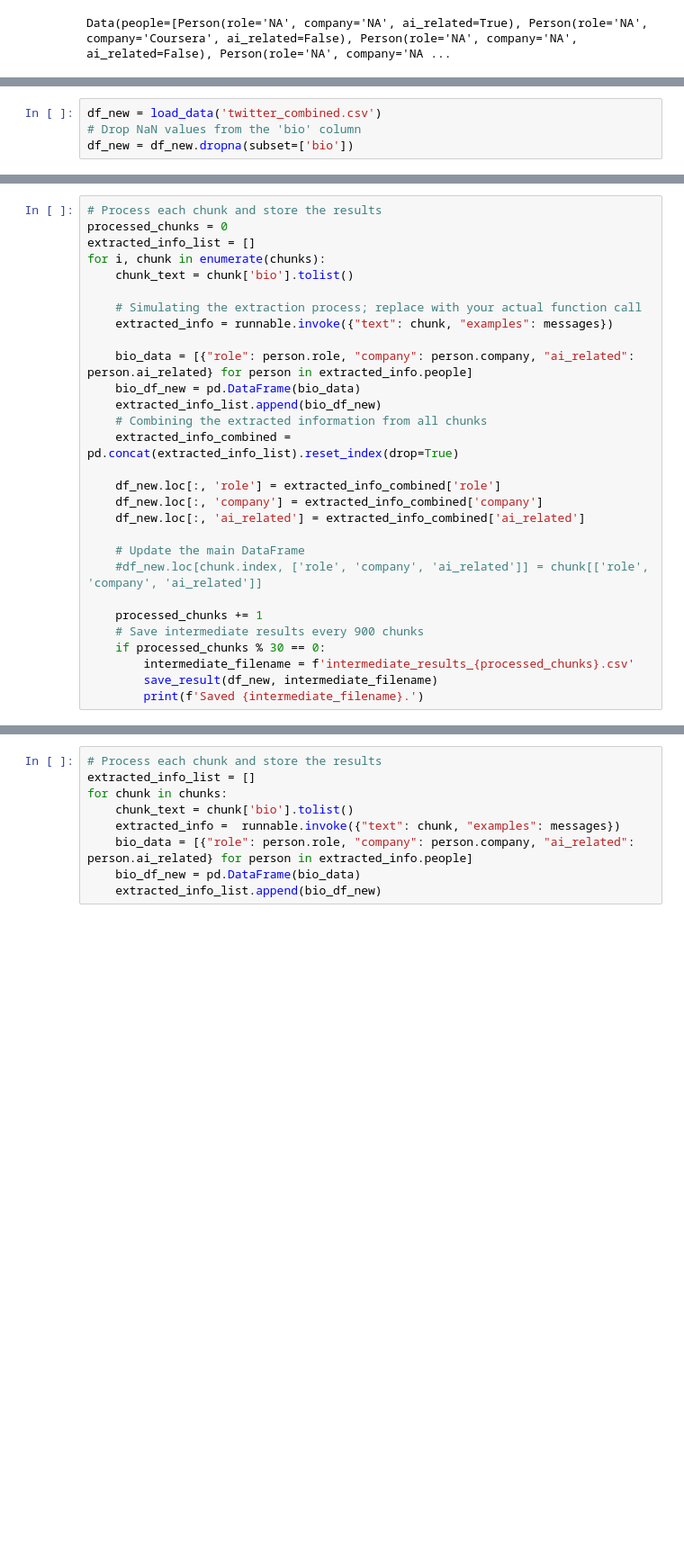
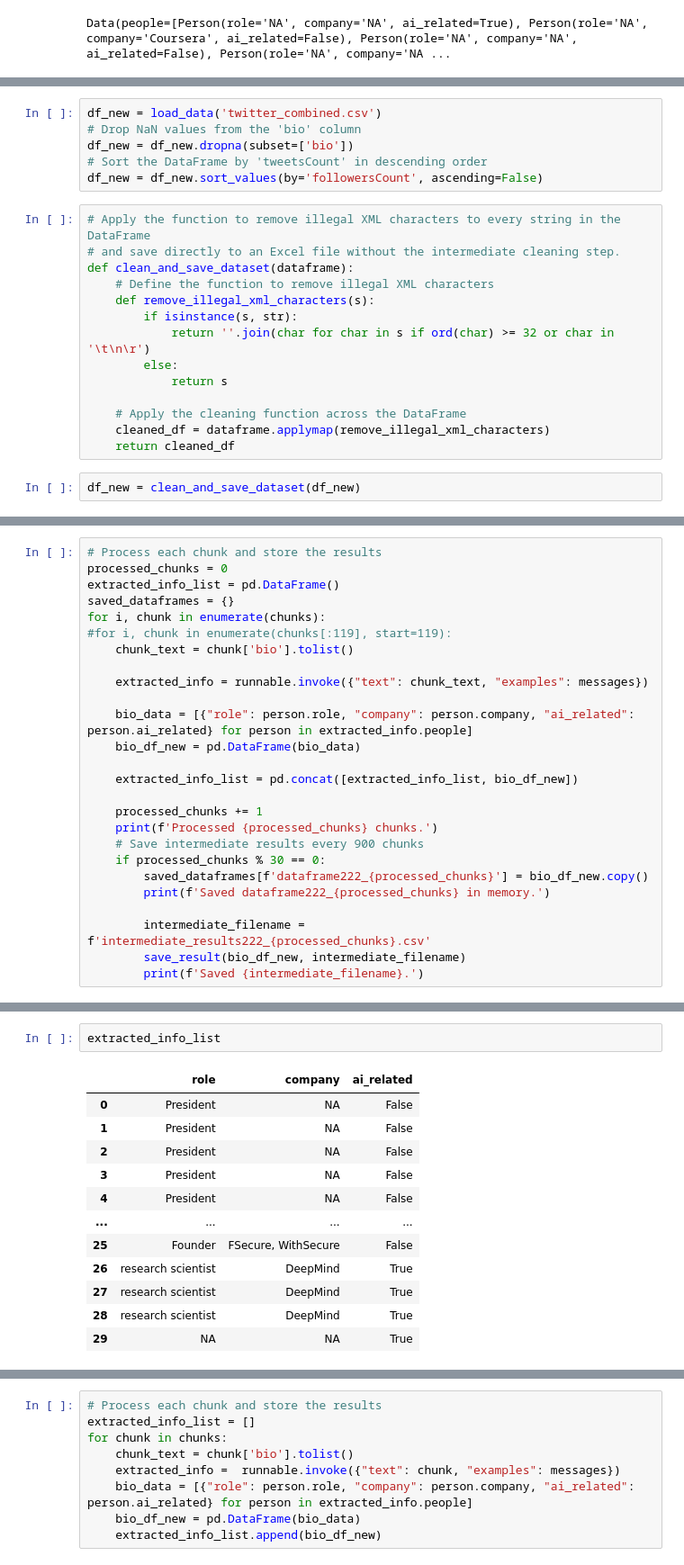
Before and after one commit to TeachFakerPlayingMid/Langchain_GPT4_VC_Data_Extraction, a Jupyter notebook: src/langchian_GPT_extraction.ipynb, the cells around one changed output, grey strips where cells are left out. Shown at 90% size. Drawn from its saved outputs; the diff is of its cells as text; blank space fills up the shorter version.

Commit message:
editing
OutputParserException: Function Data arguments:
can't output more than 60 chunks

```diff
--- a/src/langchian_GPT_extraction.ipynb
+++ b/src/langchian_GPT_extraction.ipynb
@@ -288,3 +288,21 @@ bio_df.head(40)
 df_new = load_data('twitter_combined.csv')
 # Drop NaN values from the 'bio' column
 df_new = df_new.dropna(subset=['bio'])
+# Sort the DataFrame by 'tweetsCount' in descending order
+df_new = df_new.sort_values(by='followersCount', ascending=False)
+# %%
+# Apply the function to remove illegal XML characters to every string in the DataFrame
+# and save directly to an Excel file without the intermediate cleaning step.
+def clean_and_save_dataset(dataframe):
+    # Define the function to remove illegal XML characters
+    def remove_illegal_xml_characters(s):
+        if isinstance(s, str):
+            return ''.join(char for char in s if ord(char) >= 32 or char in '\t\n\r')
+        else:
+            return s
+
+    # Apply the cleaning function across the DataFrame
+    cleaned_df = dataframe.applymap(remove_illegal_xml_characters)
+    return cleaned_df
+# %%
+df_new = clean_and_save_dataset(df_new)
@@ -294,29 +354,26 @@ chunks = [df_new.iloc[i:i + chunk_size] for i in range(0, df_new.shape[0], chunk
 # %%
 # Process each chunk and store the results
 processed_chunks = 0
-extracted_info_list = []
+extracted_info_list = pd.DataFrame()
+saved_dataframes = {}
 for i, chunk in enumerate(chunks):
+#for i, chunk in enumerate(chunks[:119], start=119):
     chunk_text = chunk['bio'].tolist()
 
-    # Simulating the extraction process; replace with your actual function call
-    extracted_info = runnable.invoke({"text": chunk, "examples": messages})
+    extracted_info = runnable.invoke({"text": chunk_text, "examples": messages})
 
     bio_data = [{"role": person.role, "company": person.company, "ai_related": person.ai_related} for person in extracted_info.people]
     bio_df_new = pd.DataFrame(bio_data)
-    extracted_info_list.append(bio_df_new)
-    # Combining the extracted information from all chunks
-    extracted_info_combined = pd.concat(extracted_info_list).reset_index(drop=True)
 
-    df_new.loc[:, 'role'] = extracted_info_combined['role']
-    df_new.loc[:, 'company'] = extracted_info_combined['company']
-    df_new.loc[:, 'ai_related'] = extracted_info_combined['ai_related']
-
-    # Update the main DataFrame
-    #df_new.loc[chunk.index, ['role', 'company', 'ai_related']] = chunk[['role', 'company', 'ai_related']]
+    extracted_info_list = pd.concat([extracted_info_list, bio_df_new])
 
     processed_chunks += 1
+    print(f'Processed {processed_chunks} chunks.')
     # Save intermediate results every 900 chunks
     if processed_chunks % 30 == 0:
-        intermediate_filename = f'intermediate_results_{processed_chunks}.csv'
-        save_result(df_new, intermediate_filename)
+        saved_dataframes[f'dataframe222_{processed_chunks}'] = bio_df_new.copy()
+        print(f'Saved dataframe222_{processed_chunks} in memory.')
+
+        intermediate_filename = f'intermediate_results222_{processed_chunks}.csv'
+        save_result(bio_df_new, intermediate_filename)
         print(f'Saved {intermediate_filename}.')
@@ -322,0 +404,15 @@ for i, chunk in enumerate(chunks):
+# %%
+extracted_info_list
+# %% [output]
+|  | role | company | ai_related |
+| 0 | President | NA | False |
+| 1 | President | NA | False |
+| 2 | President | NA | False |
+| 3 | President | NA | False |
+| 4 | President | NA | False |
+| ... | ... | ... | ... |
+| 25 | Founder | FSecure, WithSecure | False |
+| 26 | research scientist | DeepMind | True |
+| 27 | research scientist | DeepMind | True |
+| 28 | research scientist | DeepMind | True |
+| 29 | NA | NA | True |
```
Also changed, not shown: parts of 17 cells of this notebook, 17 other files.
